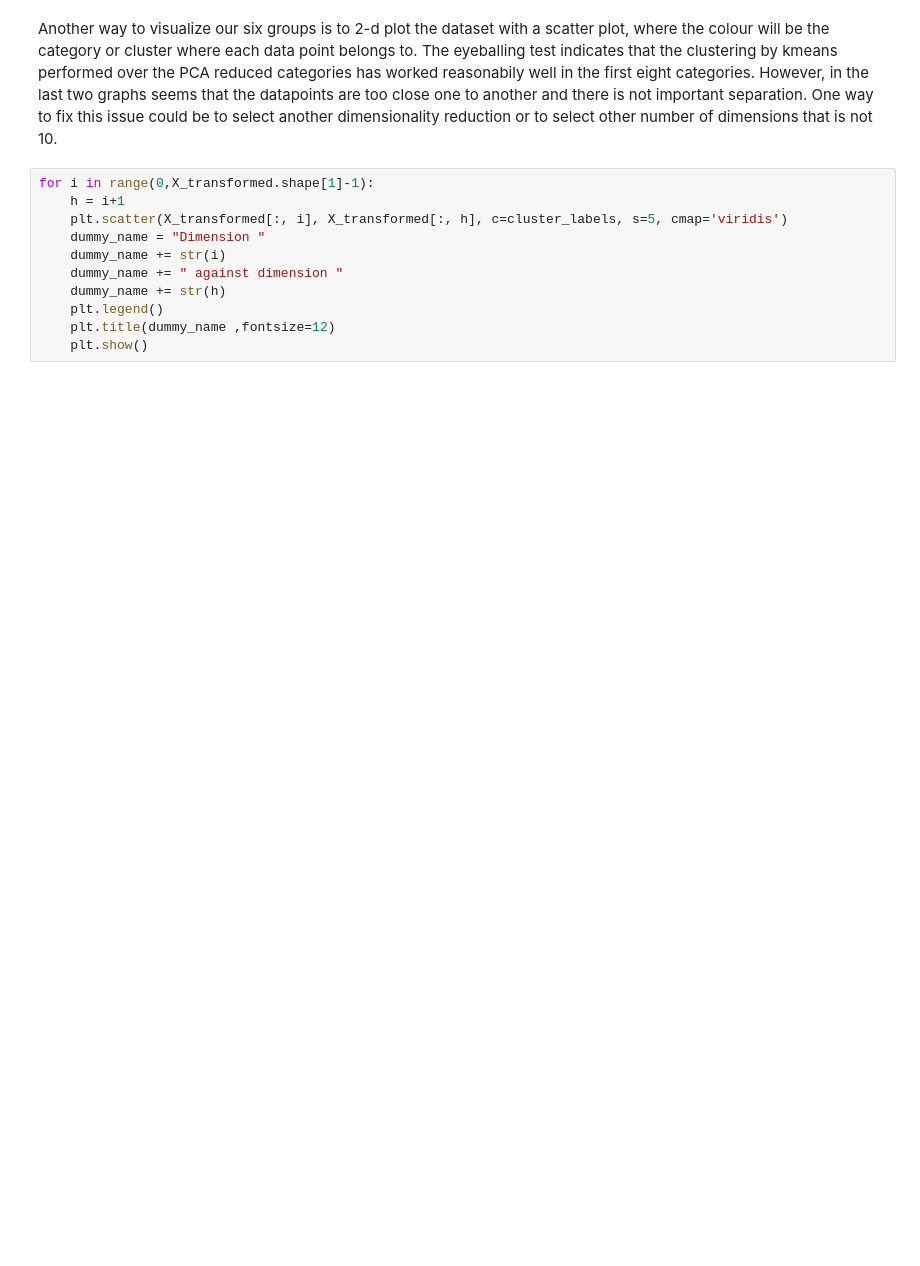
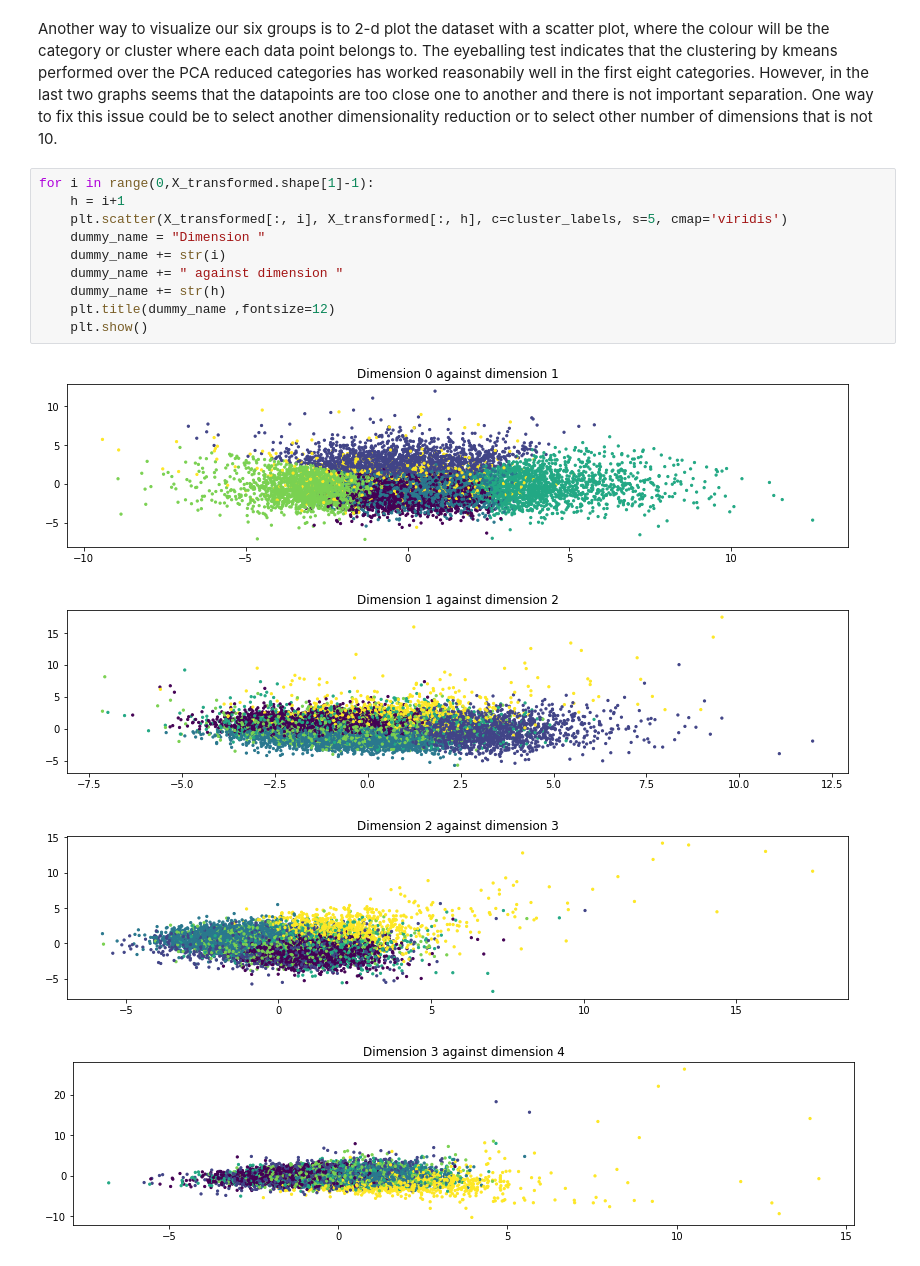
Before and after one commit to AndresMtnezGlez/heptaomicron, a Jupyter notebook: Andrés_Martínez_unsupervised_project.ipynb, the cells around one changed output. Saved outputs shown, nothing was run; the diff lists cells and outputs as text; blank space fills up the shorter version.

```diff
--- a/Andrés_Martínez_unsupervised_project.ipynb
+++ b/Andrés_Martínez_unsupervised_project.ipynb
@@ -414,11 +415,15 @@ Another way to visualize our six groups is to 2-d plot the dataset with a scatte
 # %%
 for i in range(0,X_transformed.shape[1]-1):
     h = i+1
     plt.scatter(X_transformed[:, i], X_transformed[:, h], c=cluster_labels, s=5, cmap='viridis')
     dummy_name = "Dimension "
     dummy_name += str(i)
     dummy_name += " against dimension "
     dummy_name += str(h)
-    plt.legend()
     plt.title(dummy_name ,fontsize=12)
     plt.show()
+# %% [output]
+[figure, added]
+[figure, added]
+[figure, added]
+[figure, added]
```
Also changed, not shown: parts of 8 cells of this notebook.
